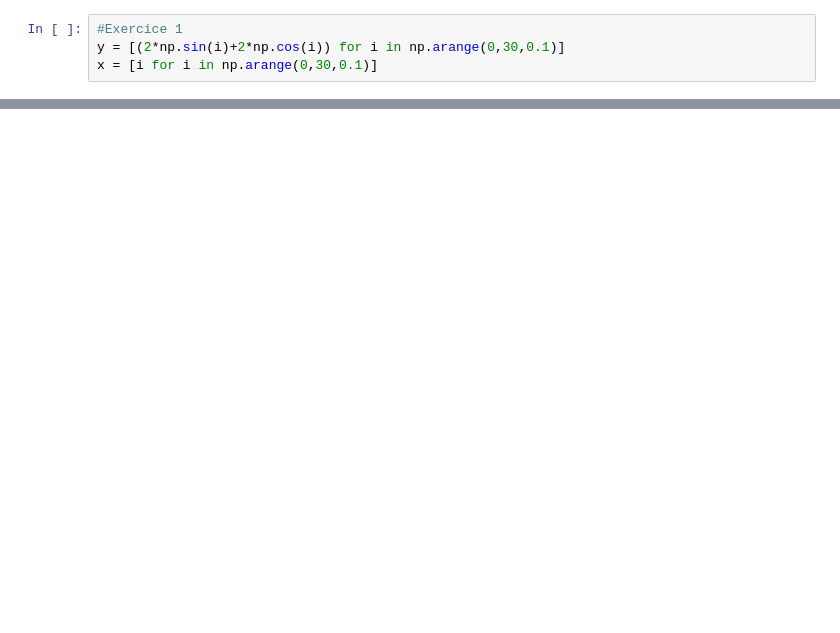
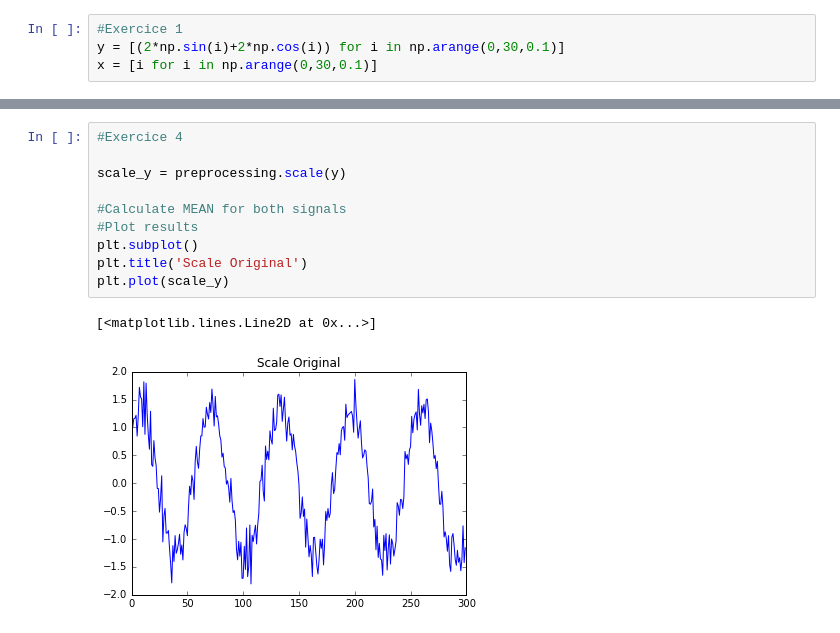
Before and after one commit to khalilmebarkia/BME-Interview, a Jupyter notebook: BME-Preparation for Interview.ipynb, the cells around one changed output, grey strips where cells are left out. Drawn from its saved outputs; the diff is of its cells as text; blank space fills up the shorter version.

```diff
--- a/BME-Preparation for Interview.ipynb
+++ b/BME-Preparation for Interview.ipynb
@@ -79,0 +50,13 @@ plt.show()
+# %%
+#Exercice 4
+
+scale_y = preprocessing.scale(y)
+
+#Calculate MEAN for both signals
+#Plot results
+plt.subplot()
+plt.title('Scale Original')
+plt.plot(scale_y)
+# %% [output]
+[<matplotlib.lines.Line2D at 0x...>]
+[figure, added]
```
Also changed, not shown: parts of 13 cells of this notebook.
